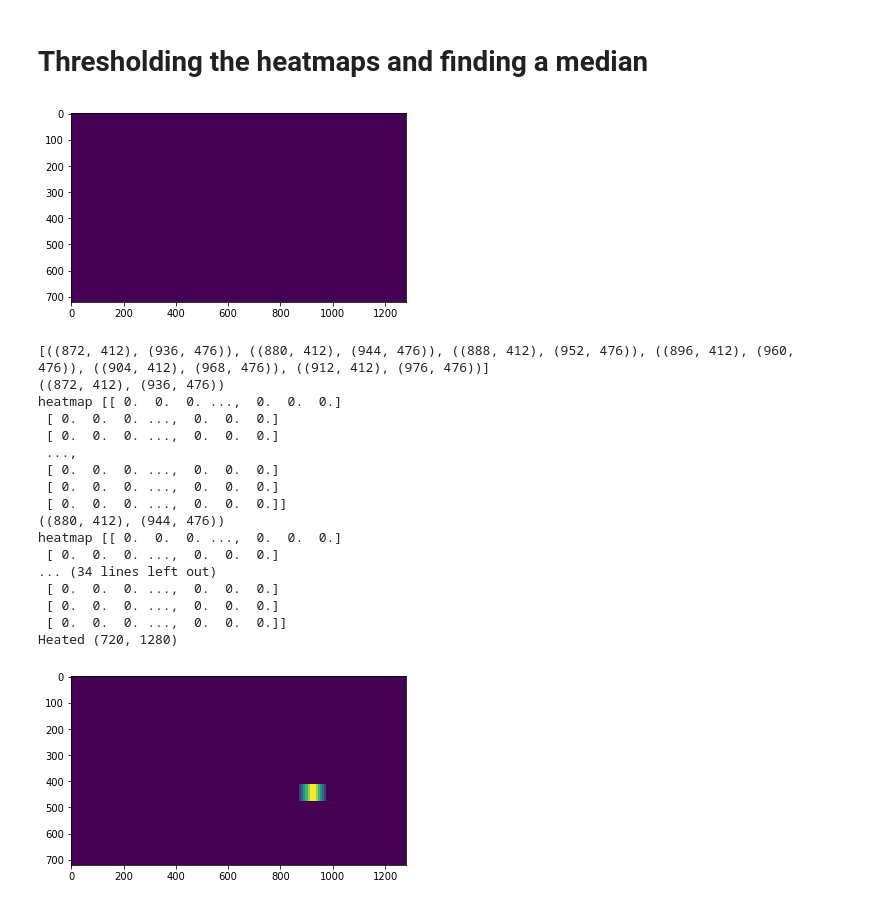
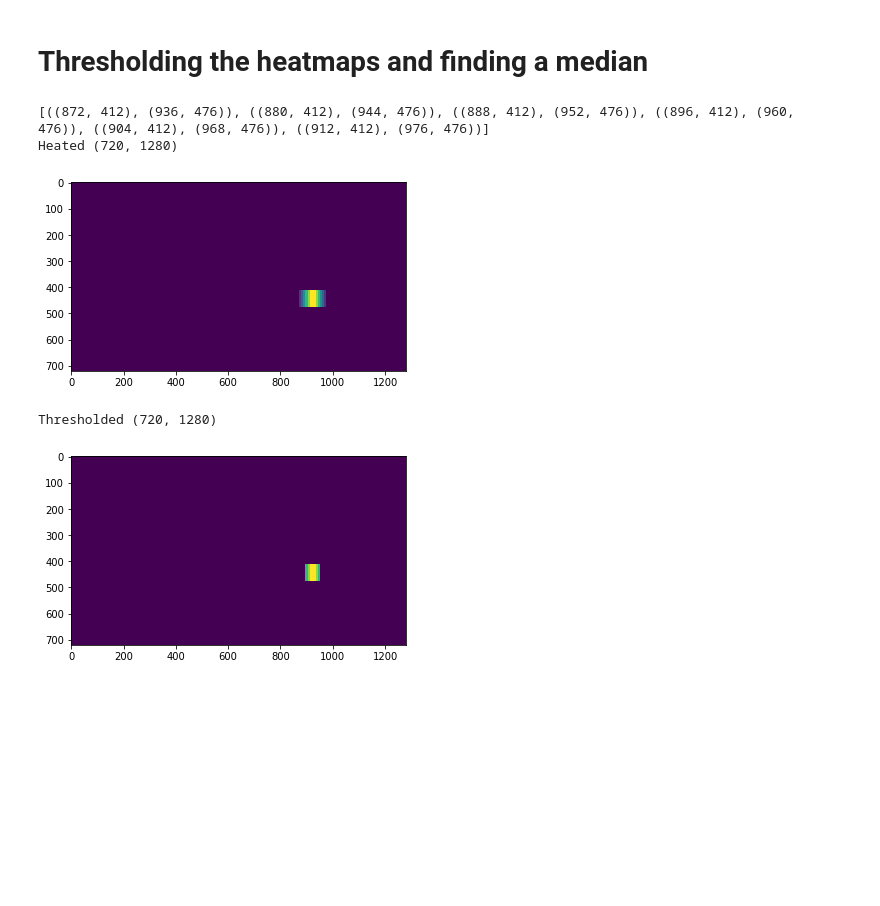
Before and after one commit to gusgad/vehicle-detection, a Jupyter notebook: vehicle_detection.ipynb, the cells around one changed output. Saved outputs shown, nothing was run; the diff lists cells and outputs as text; code cells hidden in the pictures; blank space fills up the shorter version.

Commit message:
Threshlod the heat boxes

```diff
--- a/vehicle_detection.ipynb
+++ b/vehicle_detection.ipynb
@@ -306,40 +306,34 @@ plt.show()
 # Thresholding the heatmaps and finding a median
 # %%
 def add_heat(heatmap, bbox_list):
-    print(bbox_list)
-    # Iterate through list of bboxes
+
     for box in bbox_list:
-        # Add += 1 for all pixels inside each bbox
-        # Assuming each "box" takes the form ((x1, y1), (x2, y2))
+        # Add +1 to each heat box to make white pixels
         heatmap[box[0][1]:box[1][1], box[0][0]:box[1][0]] += 1
-    # Return updated heatmap
-    return heatmap# Iterate through list of bboxes
+    return heatmap
 
-# Create image for the heat similar to one shown above
+# create a new image as the original
 heat = np.zeros_like(img[:,:,0]).astype(np.float)
 
-# Add heat to each box in box list
 heat = add_heat(heat,hot_windows)
 print('Heated', heat.shape)
 plt.imshow(heat)
 plt.show()
 # %% [output]
+[((872, 412), (936, 476)), ((880, 412), (944, 476)), ((888, 412), (952, 476)), ((896, 412), (960, 476)), ((904, 412), (968, 476)), ((912, 412), (976, 476))]
+Heated (720, 1280)
-[figure, old version]
+[figure, new version]
-[((872, 412), (936, 476)), ((880, 412), (944, 476)), ((888, 412), (952, 476)), ((896, 412), (960, 476)), ((904, 412), (968, 476)), ((912, 412), (976, 476))]
-((872, 412), (936, 476))
-heatmap [[ 0.  0.  0. ...,  0.  0.  0.]
- [ 0.  0.  0. ...,  0.  0.  0.]
- [ 0.  0.  0. ...,  0.  0.  0.]
- ...,
- [ 0.  0.  0. ...,  0.  0.  0.]
- [ 0.  0.  0. ...,  0.  0.  0.]
- [ 0.  0.  0. ...,  0.  0.  0.]]
-((880, 412), (944, 476))
-heatmap [[ 0.  0.  0. ...,  0.  0.  0.]
- [ 0.  0.  0. ...,  0.  0.  0.]
-... (34 lines left out)
- [ 0.  0.  0. ...,  0.  0.  0.]
- [ 0.  0.  0. ...,  0.  0.  0.]
- [ 0.  0.  0. ...,  0.  0.  0.]]
-Heated (720, 1280)
-[figure, removed]
+# %%
+def apply_threshold(heatmap, threshold):
+    # zero out pixels below the threshold
+    heatmap[heatmap <= threshold] = 0
+    return heatmap
+
+# threshold to help remove false positives
+heat = apply_threshold(heat, 1)
+print('Thresholded', heat.shape)
+plt.imshow(heat)
+plt.show()
+# %% [output]
+Thresholded (720, 1280)
+[figure, added]
```
Also changed, not shown: parts of 1 cell of this notebook, 1 other file.
